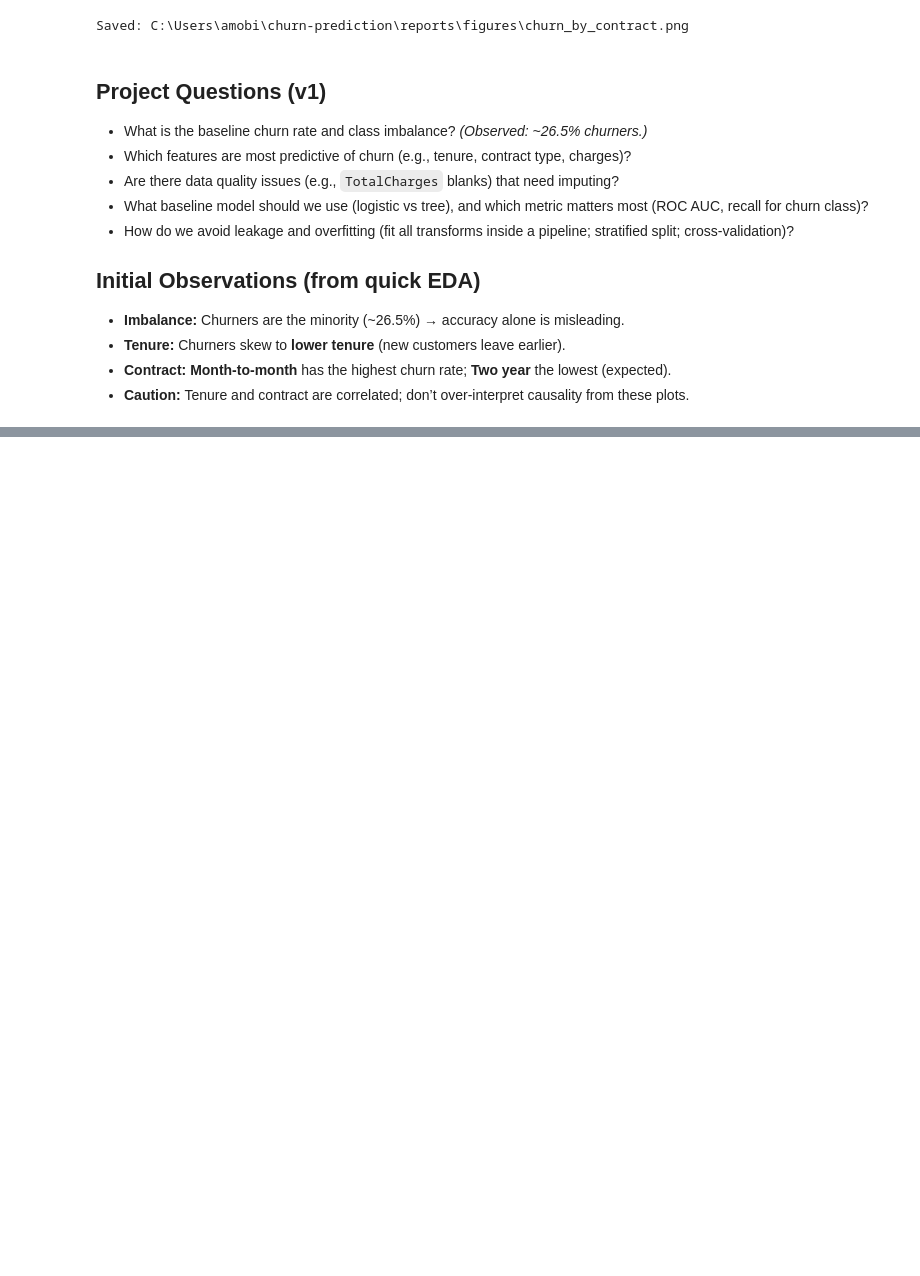
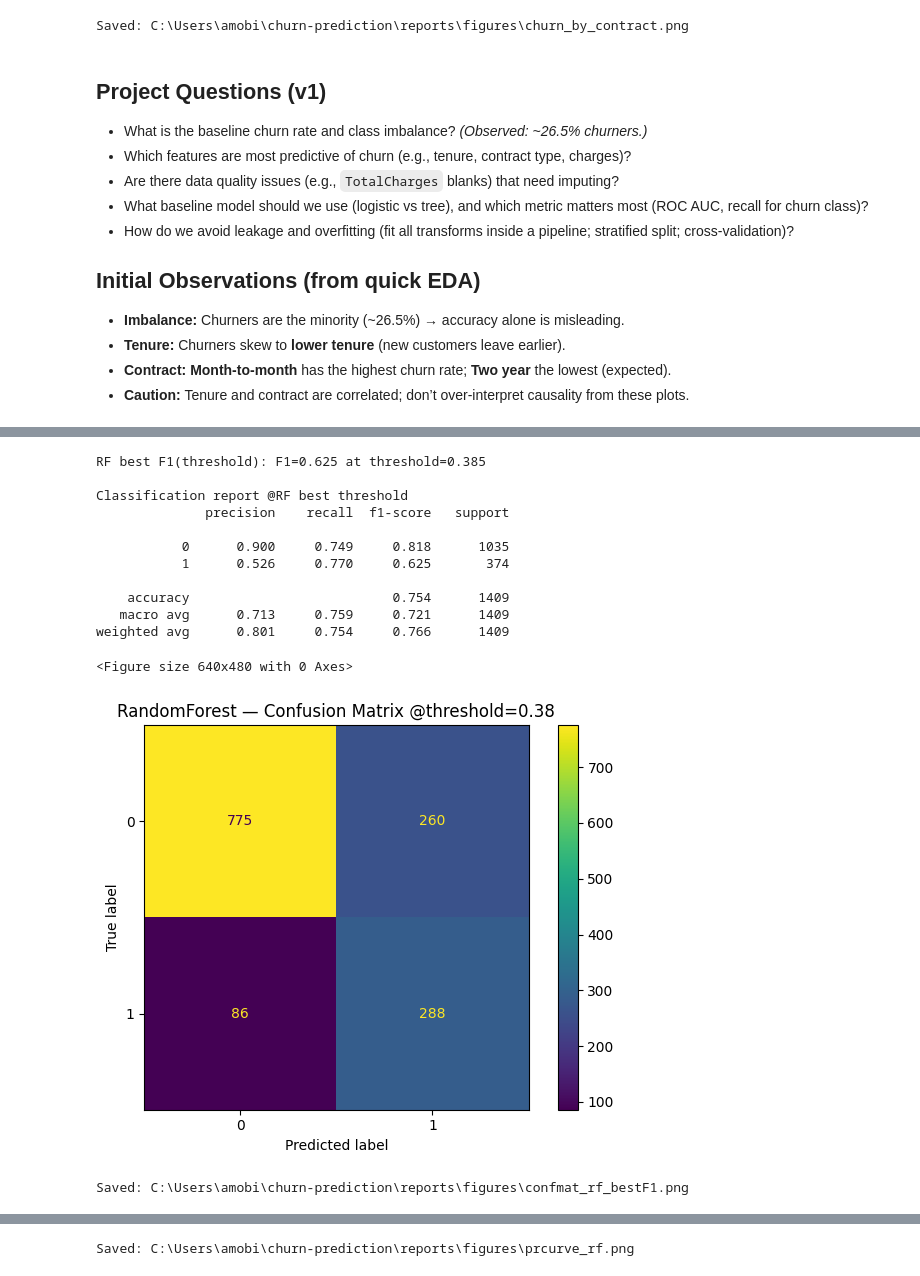
Before and after one commit to Eznama/churn-prediction, a Jupyter notebook: notebooks/01_eda_and_model.ipynb, the cells around one changed output, grey strips where cells are left out. Cells and saved outputs as stored; diff of their text form; code cells hidden in the pictures; blank space fills up the shorter version.

```diff
--- a/notebooks/01_eda_and_model.ipynb
+++ b/notebooks/01_eda_and_model.ipynb
@@ -195,0 +658,63 @@ Saved: C:\Users\amobi\churn-prediction\reports\figures\churn_by_contract.png
+# %%
+import numpy as np
+from sklearn.metrics import precision_recall_curve, f1_score, classification_report, ConfusionMatrixDisplay
+import matplotlib.pyplot as plt
+from pathlib import Path
+
+# Ensure rf_proba exists; if not, recompute
+try:
+    _ = rf_proba[:3]
+except NameError:
+    rf_proba = rf.predict_proba(X_te)[:, 1]
+
+# Sweep thresholds and pick the one that maximises F1 for class 1
+ths = np.linspace(0.05, 0.95, 181)
+f1s = []
+for t in ths:
+    f1s.append(f1_score(y_te, (rf_proba >= t).astype(int), zero_division=0))
+
+best_idx = int(np.argmax(f1s))
+best_t = float(ths[best_idx])
+best_f1 = float(f1s[best_idx])
+
+print(f"RF best F1(threshold): F1={best_f1:.3f} at threshold={best_t:.3f}")
+
+# Metrics at best threshold
+rf_pred_best = (rf_proba >= best_t).astype(int)
+print("\nClassification report @RF best threshold")
+print(classification_report(y_te, rf_pred_best, digits=3))
+
+# Save confusion matrix and PR curve
+FIG_DIR = Path("../reports/figures"); FIG_DIR.mkdir(parents=True, exist_ok=True)
+
+plt.figure()
+ConfusionMatrixDisplay.from_predictions(y_te, rf_pred_best)
+plt.title(f"RandomForest — Confusion Matrix @threshold={best_t:.2f}")
+cm_rf_best_path = FIG_DIR / "confmat_rf_bestF1.png"
+plt.tight_layout(); plt.savefig(cm_rf_best_path, dpi=150); plt.show()
+print("Saved:", cm_rf_best_path.resolve())
+
+# PR curve (for RF)
+from sklearn.metrics import precision_recall_curve
+prec_rf, rec_rf, _ = precision_recall_curve(y_te, rf_proba)
+plt.figure()
+plt.plot(rec_rf, prec_rf)
+plt.xlabel("Recall"); plt.ylabel("Precision"); plt.title("RandomForest — Precision–Recall Curve")
+pr_rf_path = FIG_DIR / "prcurve_rf.png"
+plt.tight_layout(); plt.savefig(pr_rf_path, dpi=150); plt.show()
+print("Saved:", pr_rf_path.resolve())
+# %% [output]
+RF best F1(threshold): F1=0.625 at threshold=0.385
+
+Classification report @RF best threshold
+              precision    recall  f1-score   support
+
+           0      0.900     0.749     0.818      1035
+           1      0.526     0.770     0.625       374
+
+    accuracy                          0.754      1409
+   macro avg      0.713     0.759     0.721      1409
+weighted avg      0.801     0.754     0.766      1409
+<Figure size 640x480 with 0 Axes>
+[figure, added]
+Saved: C:\Users\amobi\churn-prediction\reports\figures\confmat_rf_bestF1.png
@@ -195,0 +722 @@ Saved: C:\Users\amobi\churn-prediction\reports\figures\churn_by_contract.png
+Saved: C:\Users\amobi\churn-prediction\reports\figures\prcurve_rf.png
```
Also changed, not shown: parts of 15 cells of this notebook, 15 other files.
